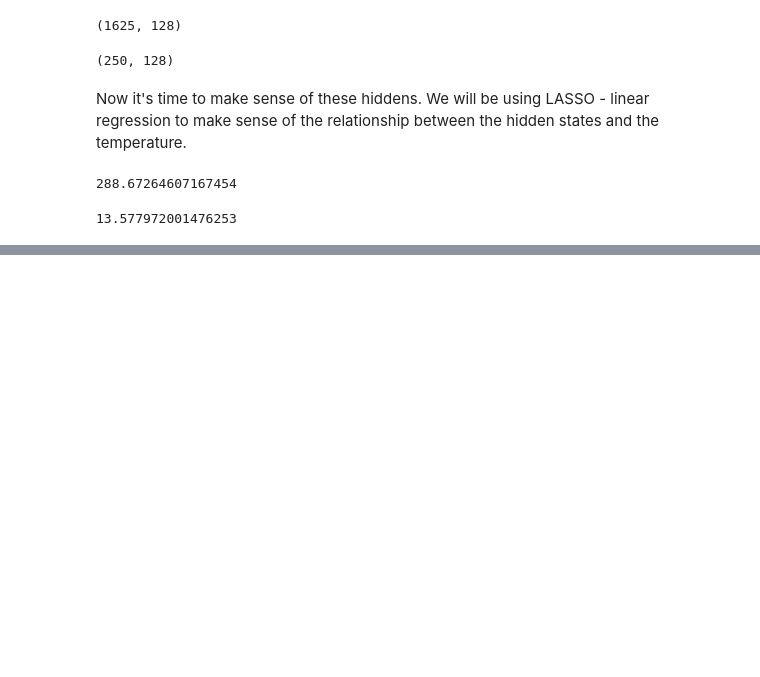
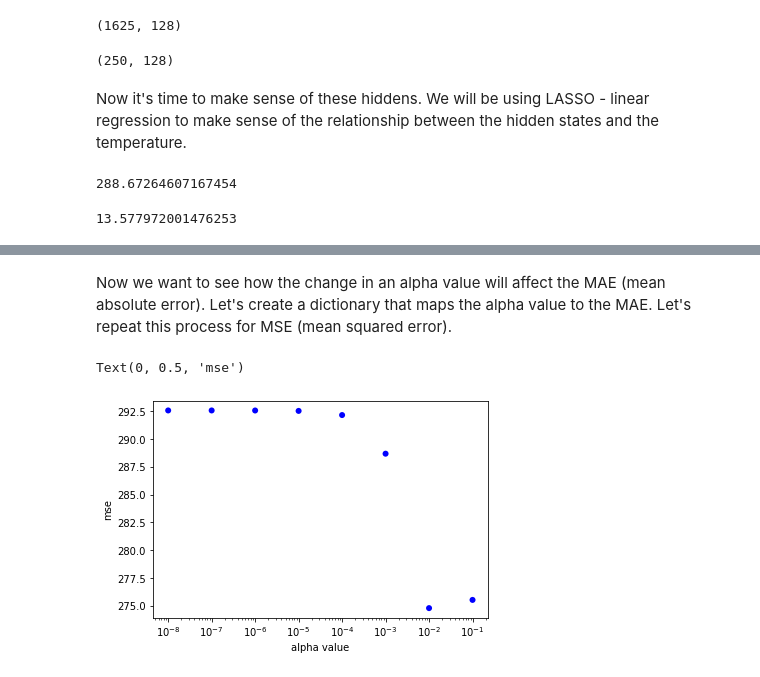
Before and after one commit to wdembski/SURF-last-2-weeks, a Jupyter notebook: uniprot temperature.ipynb, the cells around one changed output, grey strips where cells are left out. Drawn from its saved outputs; the diff is of its cells as text; code cells hidden in the pictures; blank space fills up the shorter version.

```diff
--- a/uniprot temperature.ipynb
+++ b/uniprot temperature.ipynb
@@ -227,3 +227,36 @@ prediction_plot = hv.Scatter((test_temps, temp_pred)).opts(
 prediction_plot*line_plot
 # %% [output]
 [interactive output not drawn]
+# %% [markdown]
+Now we want to see how the change in an alpha value will affect the MAE (mean absolute error).  Let's create a dictionary that maps the alpha value to the MAE.  Let's repeat this process for MSE (mean squared error).
+# %%
+alphas = [1e-1, 1e-2, 1e-3, 1e-4, 1e-5, 1e-6, 1e-7, 1e-8]
+# %%
+mae_list = []
+mse_list = []
+
+for a in alphas:
+    # Initialize and train linear model
+    regression = Lasso(random_state = seed, alpha = a).fit(hiddens_train, train_temps)
+
+    # Make predicttions for test set
+    temp_pred = regression.predict(hiddens_test)
+
+    # Mean squared error
+    mse = np.sum((temp_pred-test_temps)**2)/250
+
+    # Mean absolute error
+    mae = np.sum(np.abs(temp_pred-test_temps))/250
+
+    mae_list.append(mae)
+    mse_list.append(mse)
+# %%
+fig = plt.figure()
+ax = plt.gca()
+ax.scatter(alphas, mse_list, c='blue', edgecolors='none')
+ax.set_xscale('log')
+plt.xlabel('alpha value')
+plt.ylabel('mse')
+# %% [output]
+Text(0, 0.5, 'mse')
+[figure, added]
```
Also changed, not shown: parts of 1 cell of this notebook.
